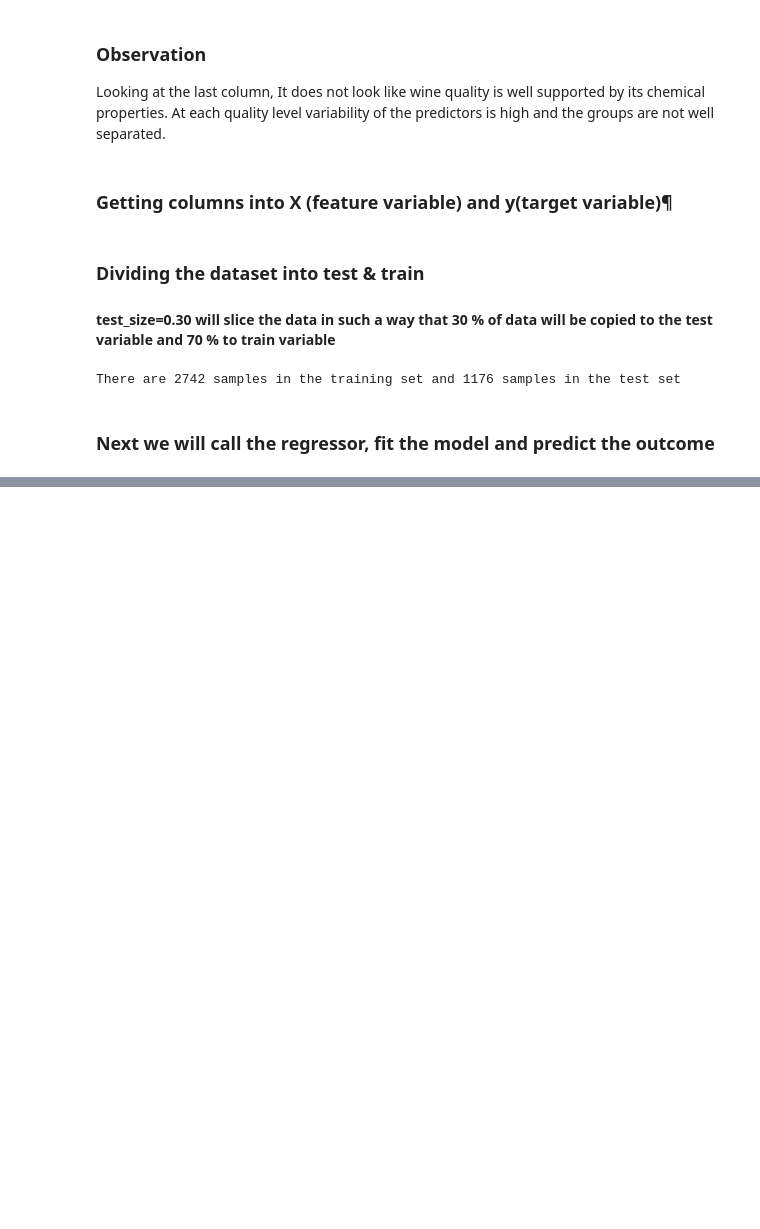
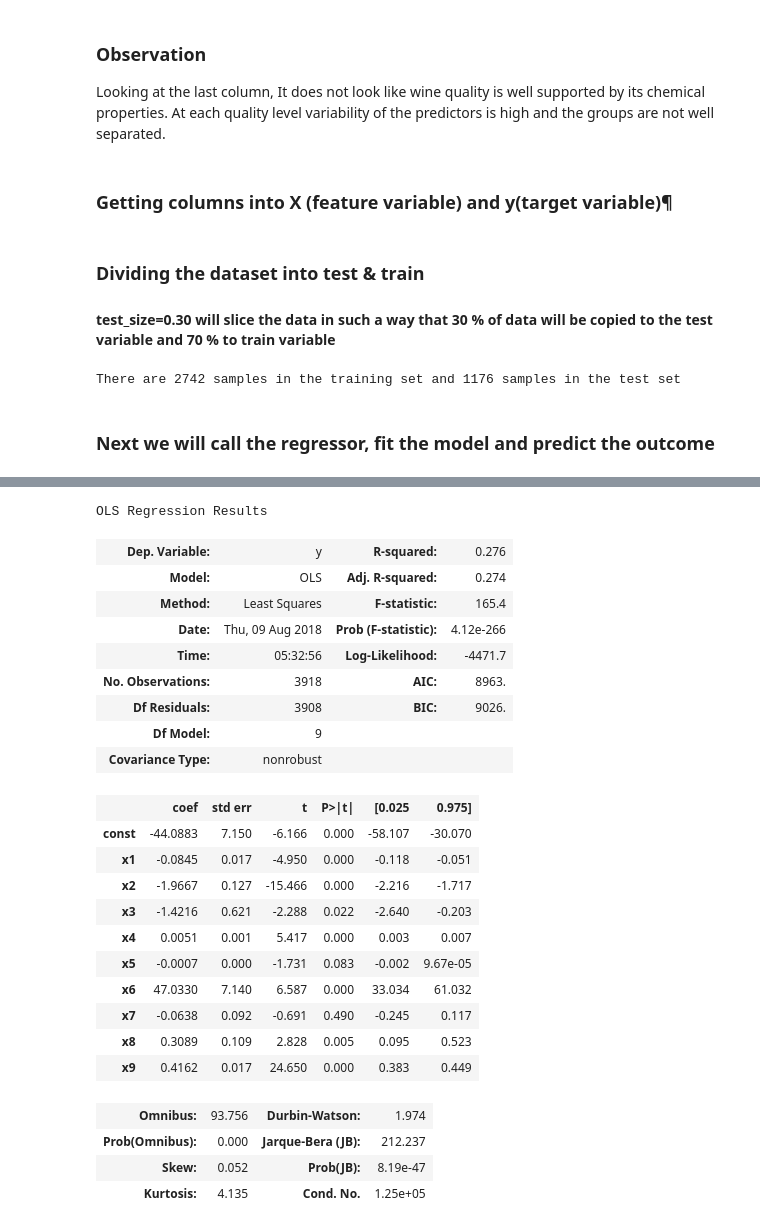
Before and after one commit to jbanerje/Data-Science-and-Machine-Learning, a Jupyter notebook: IPythonNotebook_Learning Projects/UCI Wine Quality Assessment.ipynb, the cells around one changed output, grey strips where cells are left out. Cells and saved outputs as stored; diff of their text form; code cells hidden in the pictures; blank space fills up the shorter version.

```diff
--- a/IPythonNotebook_Learning Projects/UCI Wine Quality Assessment.ipynb
+++ b/IPythonNotebook_Learning Projects/UCI Wine Quality Assessment.ipynb
@@ -448,0 +520,33 @@ dtype: object
+# %%
+#Next we look at the P>|t| column. We will remove the column that has highest value in that column. Looking at the above table x4 has highest P-value
+# x4 originally is "residual_sugar". Next we will remove "residual_sugar" and test
+X_opt = X_feature[:,[0,1,2,5,6,7,8,9,10,11]] # These are the column indexes. Removed 3-citric acid and 4-residual sugar
+model = sm.OLS(y_target,X_opt)
+result = model.fit()
+result.summary()
+# %% [output]
+OLS Regression Results
+| Dep. Variable: | y | R-squared: | 0.276 |
+| Model: | OLS | Adj. R-squared: | 0.274 |
+| Method: | Least Squares | F-statistic: | 165.4 |
+| Date: | Thu, 09 Aug 2018 | Prob (F-statistic): | 4.12e-266 |
+| Time: | 05:32:56 | Log-Likelihood: | -4471.7 |
+| No. Observations: | 3918 | AIC: | 8963. |
+| Df Residuals: | 3908 | BIC: | 9026. |
+| Df Model: | 9 |  |  |
+| Covariance Type: | nonrobust |  |  |
+|  | coef | std err | t | P>|t| | [0.025 | 0.975] |
+| const | -44.0883 | 7.150 | -6.166 | 0.000 | -58.107 | -30.070 |
+| x1 | -0.0845 | 0.017 | -4.950 | 0.000 | -0.118 | -0.051 |
+| x2 | -1.9667 | 0.127 | -15.466 | 0.000 | -2.216 | -1.717 |
+| x3 | -1.4216 | 0.621 | -2.288 | 0.022 | -2.640 | -0.203 |
+| x4 | 0.0051 | 0.001 | 5.417 | 0.000 | 0.003 | 0.007 |
+| x5 | -0.0007 | 0.000 | -1.731 | 0.083 | -0.002 | 9.67e-05 |
+| x6 | 47.0330 | 7.140 | 6.587 | 0.000 | 33.034 | 61.032 |
+| x7 | -0.0638 | 0.092 | -0.691 | 0.490 | -0.245 | 0.117 |
+| x8 | 0.3089 | 0.109 | 2.828 | 0.005 | 0.095 | 0.523 |
+| x9 | 0.4162 | 0.017 | 24.650 | 0.000 | 0.383 | 0.449 |
+| Omnibus: | 93.756 | Durbin-Watson: | 1.974 |
+| Prob(Omnibus): | 0.000 | Jarque-Bera (JB): | 212.237 |
+| Skew: | 0.052 | Prob(JB): | 8.19e-47 |
+| Kurtosis: | 4.135 | Cond. No. | 1.25e+05 |
```
Also changed, not shown: parts of 23 cells of this notebook.
